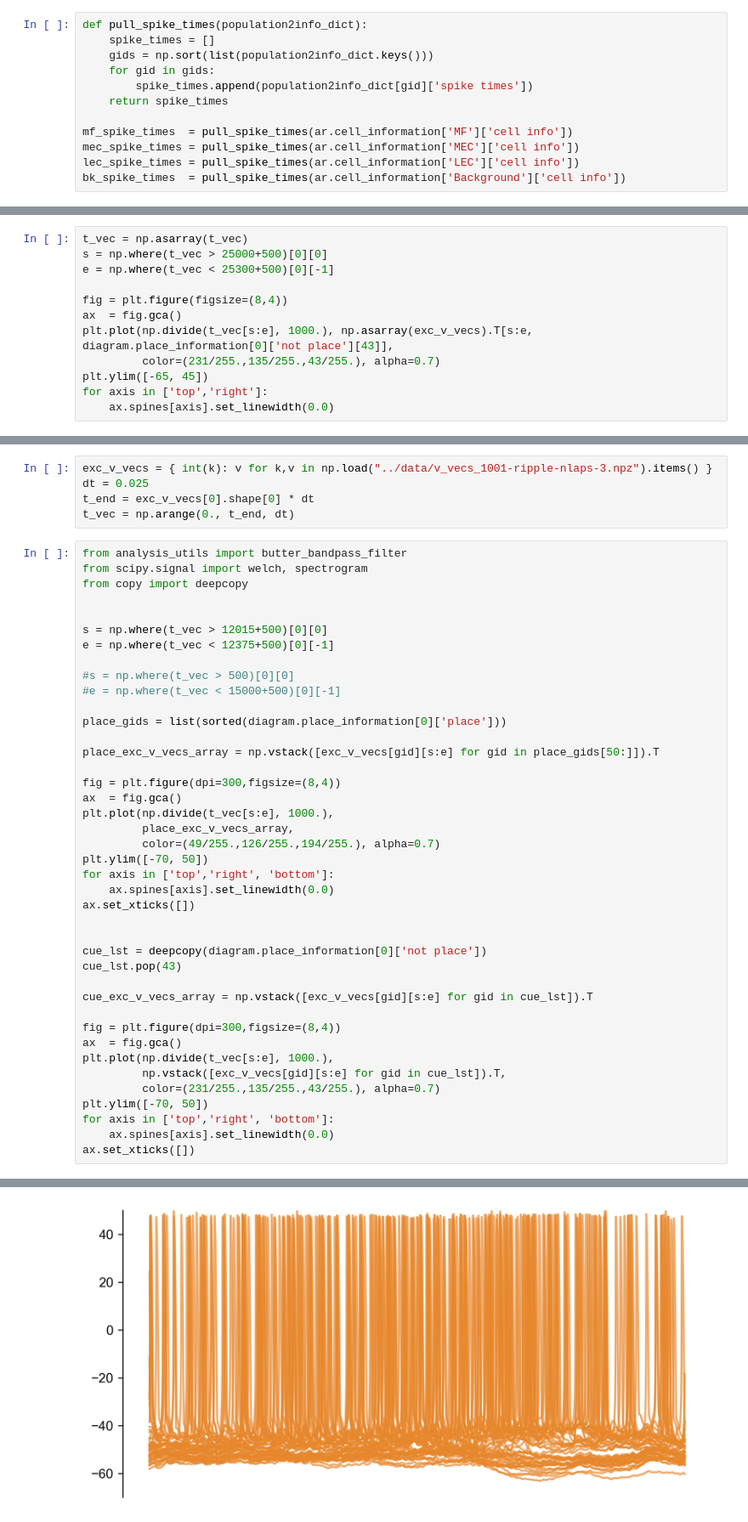
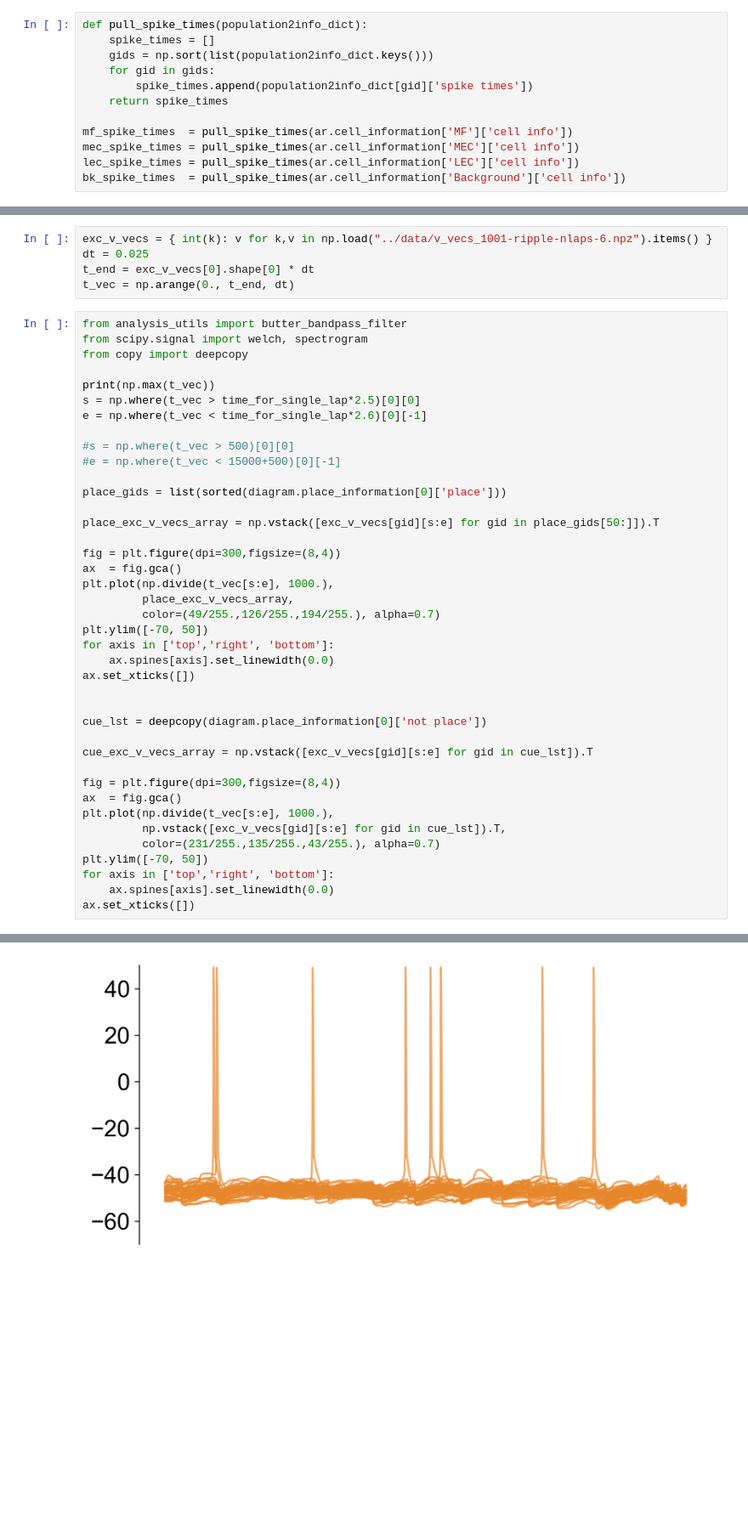
Before and after one commit to soltesz-lab/ca3_biophysical, a Jupyter notebook: notebooks/ripple_analysis.ipynb, the cells around one changed output, grey strips where cells are left out. Shown at 85% size. Saved outputs shown, nothing was run; the diff lists cells and outputs as text; blank space fills up the shorter version.

```diff
--- a/notebooks/ripple_analysis.ipynb
+++ b/notebooks/ripple_analysis.ipynb
@@ -497,12 +420,0 @@ print('that took %0.3f seconds' % elapsed)
-# %%
-t_vec = np.asarray(t_vec)
-s = np.where(t_vec > 25000+500)[0][0]
-e = np.where(t_vec < 25300+500)[0][-1]
-
-fig = plt.figure(figsize=(8,4))
-ax  = fig.gca()
-plt.plot(np.divide(t_vec[s:e], 1000.), np.asarray(exc_v_vecs).T[s:e, diagram.place_information[0]['not place'][43]],
-         color=(231/255.,135/255.,43/255.), alpha=0.7)
-plt.ylim([-65, 45])
-for axis in ['top','right']:
-    ax.spines[axis].set_linewidth(0.0)
@@ -511,5 +421,5 @@ for axis in ['top','right']:
 # %%
-exc_v_vecs = { int(k): v for k,v in np.load("../data/v_vecs_1001-ripple-nlaps-3.npz").items() }
+exc_v_vecs = { int(k): v for k,v in np.load("../data/v_vecs_1001-ripple-nlaps-6.npz").items() }
 dt = 0.025
 t_end = exc_v_vecs[0].shape[0] * dt
 t_vec = np.arange(0., t_end, dt)
@@ -518,9 +428,9 @@ from analysis_utils import butter_bandpass_filter
 from scipy.signal import welch, spectrogram
 from copy import deepcopy
 
-
-s = np.where(t_vec > 12015+500)[0][0]
-e = np.where(t_vec < 12375+500)[0][-1]
+print(np.max(t_vec))
+s = np.where(t_vec > time_for_single_lap*2.5)[0][0]
+e = np.where(t_vec < time_for_single_lap*2.6)[0][-1]
 
 #s = np.where(t_vec > 500)[0][0]
 #e = np.where(t_vec < 15000+500)[0][-1]
@@ -541,7 +451,6 @@ ax.set_xticks([])
 
 
 cue_lst = deepcopy(diagram.place_information[0]['not place'])
-cue_lst.pop(43)
 
 cue_exc_v_vecs_array = np.vstack([exc_v_vecs[gid][s:e] for gid in cue_lst]).T
 
@@ -560 +470 @@ ax.set_xticks([])
-[figure, old version]
+[figure, new version]
```
Also changed, not shown: parts of 27 cells of this notebook, 1 other file.
